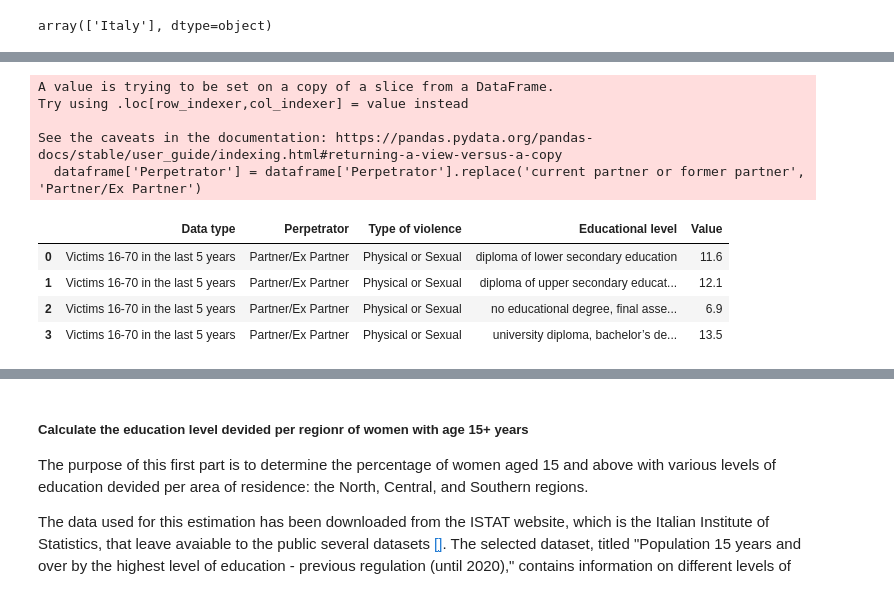
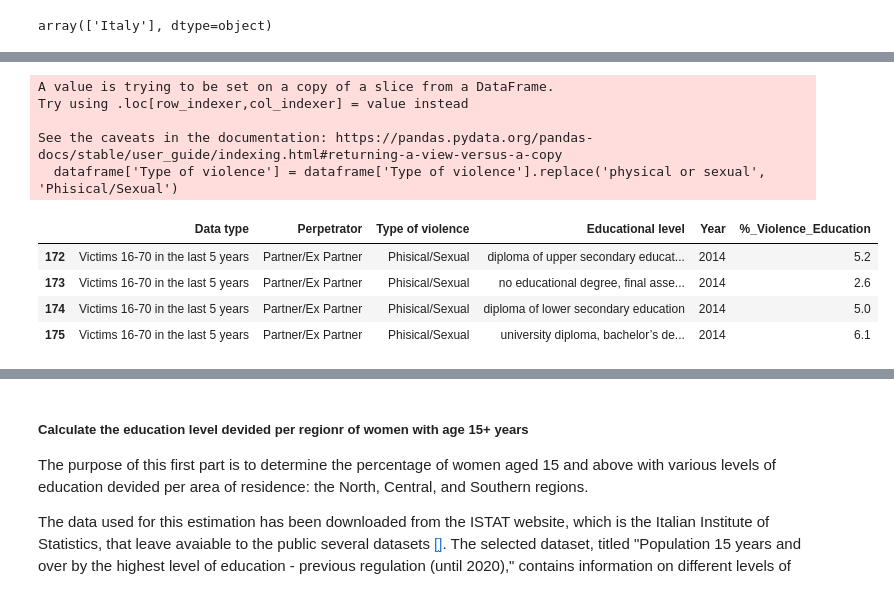
Before and after one commit to Cecilia8989/PfDA_Assignement, a Jupyter notebook: PfDA_Project_1.ipynb, the cells around one changed output, grey strips where cells are left out. Saved outputs shown, nothing was run; the diff lists cells and outputs as text; code cells hidden in the pictures.

```diff
--- a/PfDA_Project_1.ipynb
+++ b/PfDA_Project_1.ipynb
@@ -65,6 +69,12 @@ array(['any man (partner and non-partner)', 'man non-partner',
 # %%
 # function to filter the dataset in the columnc 'Pepetrators' and 'Datatype'
 def filter_and_replace(dataframe):
+    # Filter for rows where 'Type of violence' is 'physical or sexual'
+    dataframe = dataframe[dataframe['Type of violence'] == 'physical or sexual']
+
+    # Replace 'current partner or former partner' with 'Partner/Ex Partner' in the 'Perpetrator' column
+    dataframe['Type of violence'] = dataframe['Type of violence'].replace('physical or sexual', 'Phisical/Sexual')
+
     # Filter for rows where 'Perpetrator' is 'current partner or former partner'
     dataframe = dataframe[dataframe['Perpetrator'] == 'current partner or former partner']
 
@@ -236,8 +250,11 @@ array(['Italy'], dtype=object)
 # %%
-columns_to_be_removed = ['ITTER107', 'Territory', 'TIPO_DATO_VIOLENZA', 'TIPOAUT', 'TIPOVIOLENZA', 'TITOLO_STUDIO', 'TIME', 'Select time', 'Flag Codes', 'Flags']
+columns_to_be_removed = ['ITTER107', 'Territory', 'TIPO_DATO_VIOLENZA', 'TIPOAUT', 'TIPOVIOLENZA', 'TITOLO_STUDIO', 'Select time', 'Flag Codes', 'Flags']
 
 # Remove the specified columns from the 'Instruction_level_italy' DataFrame
 violence_per_educational_level = violence_per_educational_level.drop(columns=columns_to_be_removed)
+
+#Rename columns TIME and Value for more clarity
+violence_per_educational_level = violence_per_educational_level.rename(columns={'TIME':'Year','Value':'%_Violence_Education' })
 # %%
 print( f'== Missing values for violence_per_educational_level ==')
 violence_per_educational_level.isnull().sum()
@@ -252,25 +270,23 @@ dtype: int64
 # %%
 # Filtering the DataFrame to select specific rows based on conditions
 
 # call the function to filter and replace column 'Perpetrator' and 'DataType' previously defined
 violence_per_educational_level = filter_and_replace(violence_per_educational_level)
 # remove line total from educational level
 violence_per_educational_level = violence_per_educational_level.loc[violence_per_educational_level['Educational level'] != 'total']
 
-# call the function replace_violence_tpes previous defined for more clarity
-violence_per_educational_level = replace_violence_types(violence_per_educational_level)
-violence_per_educational_level.groupby(['Data type', 'Perpetrator', 'Type of violence', 'Educational level',])['Value'].sum().reset_index()
+violence_per_educational_level
 # %% [output]
 A value is trying to be set on a copy of a slice from a DataFrame.
 Try using .loc[row_indexer,col_indexer] = value instead
 
 See the caveats in the documentation: https://pandas.pydata.org/pandas-docs/stable/user_guide/indexing.html#returning-a-view-versus-a-copy
-  dataframe['Perpetrator'] = dataframe['Perpetrator'].replace('current partner or former partner', 'Partner/Ex Partner')
+  dataframe['Type of violence'] = dataframe['Type of violence'].replace('physical or sexual', 'Phisical/Sexual')
-|  | Data type | Perpetrator | Type of violence | Educational level | Value |
-| 0 | Victims 16-70 in the last 5 years | Partner/Ex Partner | Physical or Sexual | diploma of lower secondary education | 11.6 |
-| 1 | Victims 16-70 in the last 5 years | Partner/Ex Partner | Physical or Sexual | diploma of upper secondary educat... | 12.1 |
-| 2 | Victims 16-70 in the last 5 years | Partner/Ex Partner | Physical or Sexual | no educational degree, final asse... | 6.9 |
-| 3 | Victims 16-70 in the last 5 years | Partner/Ex Partner | Physical or Sexual | university diploma, bachelor’s de... | 13.5 |
+|  | Data type | Perpetrator | Type of violence | Educational level | Year | %_Violence_Education |
+| 172 | Victims 16-70 in the last 5 years | Partner/Ex Partner | Phisical/Sexual | diploma of upper secondary educat... | 2014 | 5.2 |
+| 173 | Victims 16-70 in the last 5 years | Partner/Ex Partner | Phisical/Sexual | no educational degree, final asse... | 2014 | 2.6 |
+| 174 | Victims 16-70 in the last 5 years | Partner/Ex Partner | Phisical/Sexual | diploma of lower secondary education | 2014 | 5.0 |
+| 175 | Victims 16-70 in the last 5 years | Partner/Ex Partner | Phisical/Sexual | university diploma, bachelor’s de... | 2014 | 6.1 |
 # %%
  #https://pandas.pydata.org/docs/reference/api/pandas.DataFrame.all.html
 # https://stackoverflow.com/questions/39768547/replace-whole-string-if-it-contains-substring-in-pandas
```
Also changed, not shown: parts of 25 cells of this notebook.
